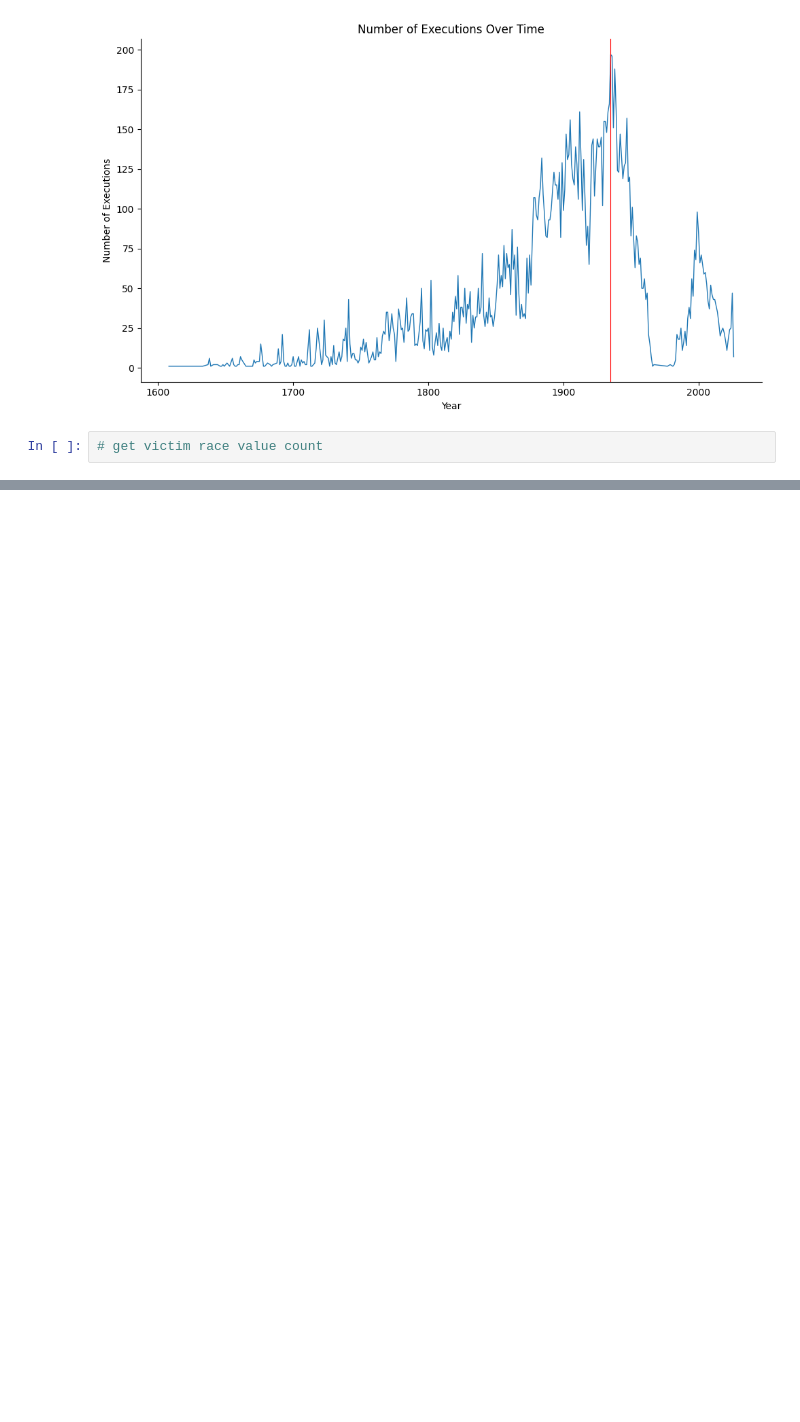
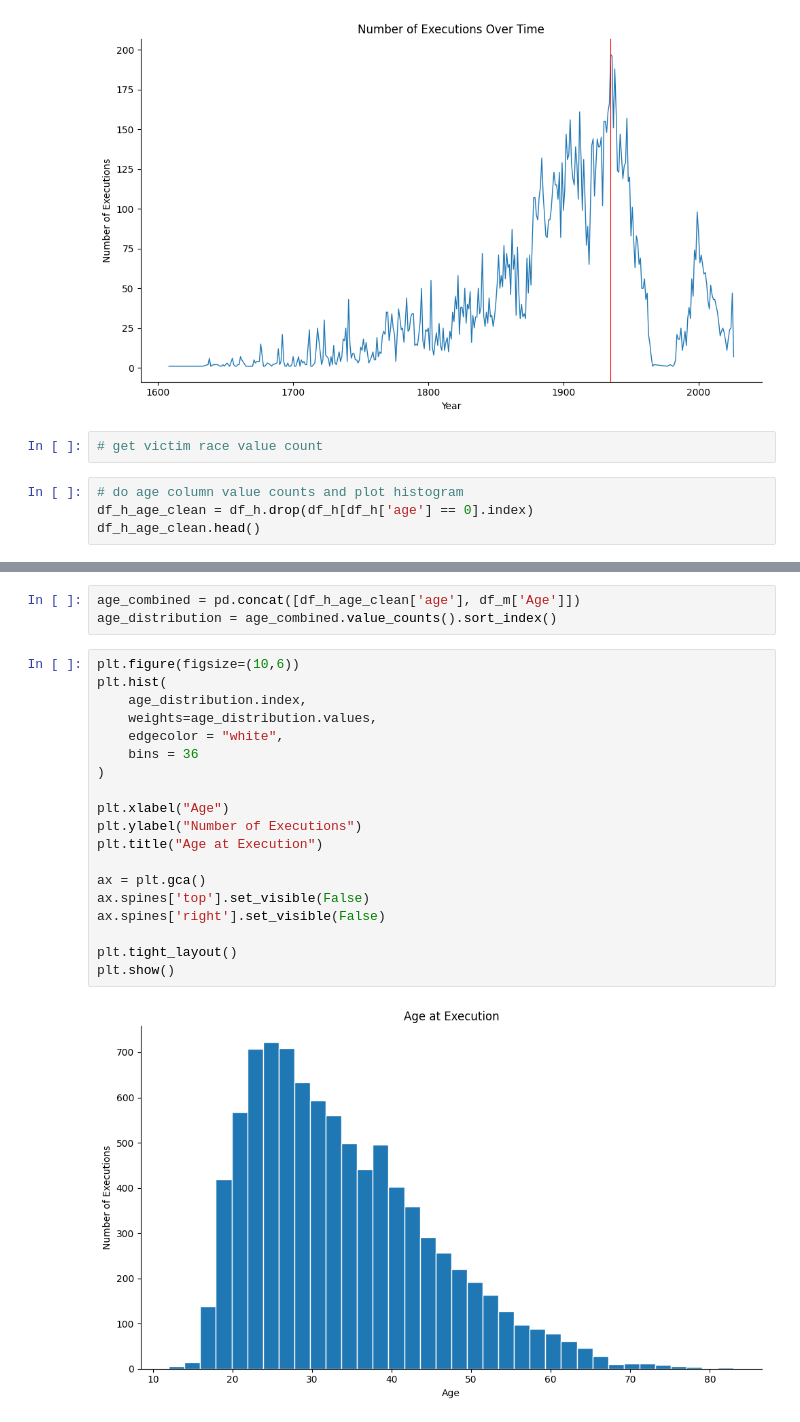
Before and after one commit to max-reevage/us-execution-trends-exploration, a Jupyter notebook: notebooks/execution_data_practice.ipynb, the cells around one changed output, grey strips where cells are left out. Drawn from its saved outputs; the diff is of its cells as text; blank space fills up the shorter version.

Commit message:
Fixed exec trend years visual, added age dist visual.

```diff
--- a/notebooks/execution_data_practice.ipynb
+++ b/notebooks/execution_data_practice.ipynb
@@ -319,3 +299,7 @@ plt.show()
 [figure]
 # %%
 # get victim race value count
+# %%
+# do age column value counts and plot histogram
+df_h_age_clean = df_h.drop(df_h[df_h['age'] == 0].index)
+df_h_age_clean.head()
@@ -321,0 +313,24 @@ plt.show()
+# %%
+age_combined = pd.concat([df_h_age_clean['age'], df_m['Age']])
+age_distribution = age_combined.value_counts().sort_index()
+# %%
+plt.figure(figsize=(10,6))
+plt.hist(
+    age_distribution.index,
+    weights=age_distribution.values,
+    edgecolor = "white",
+    bins = 36
+)
+
+plt.xlabel("Age")
+plt.ylabel("Number of Executions")
+plt.title("Age at Execution")
+
+ax = plt.gca()
+ax.spines['top'].set_visible(False)
+ax.spines['right'].set_visible(False)
+
+plt.tight_layout()
+plt.show()
+# %% [output]
+[figure, added]
```
Also changed, not shown: parts of 3 cells of this notebook.
